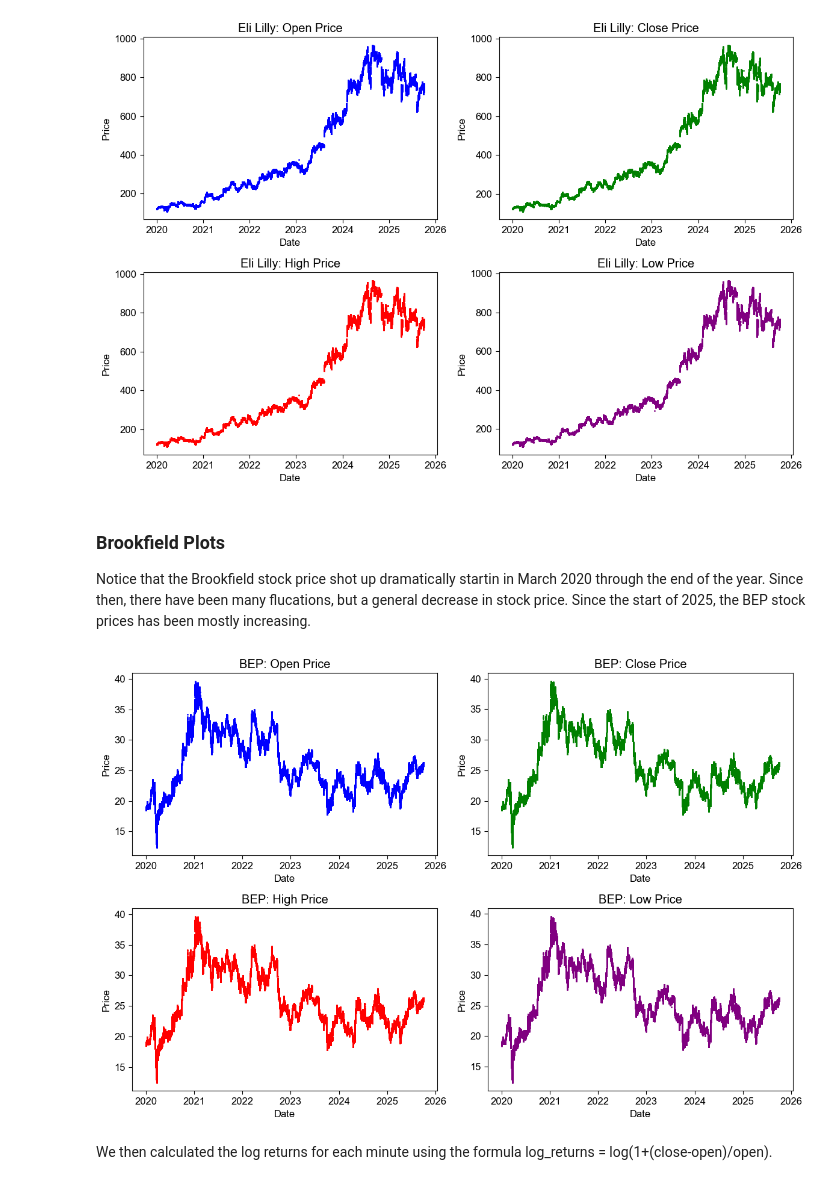
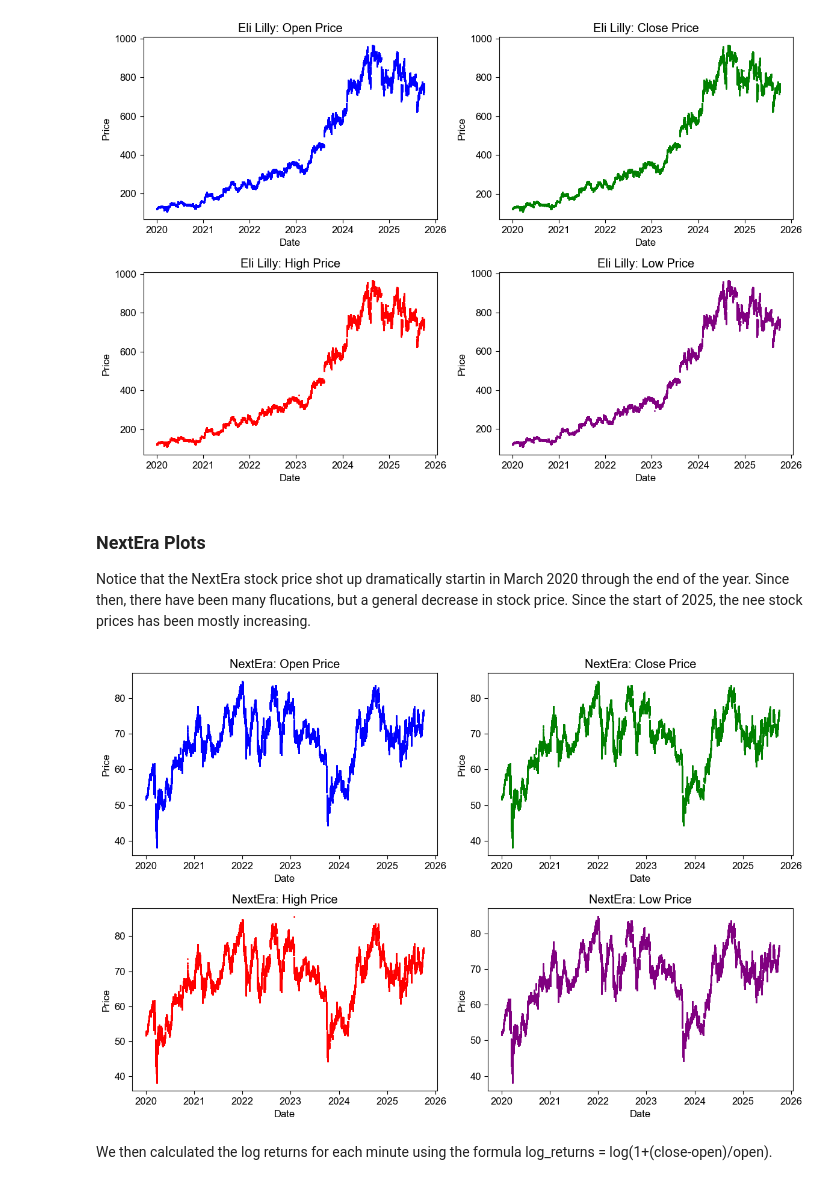
Before and after one commit to asalpert/msdas_practicum-project, a Jupyter notebook: second_report_final.ipynb, the cells around one changed output. Cells and saved outputs as stored; diff of their text form; code cells hidden in the pictures.

```diff
--- a/second_report_final.ipynb
+++ b/second_report_final.ipynb
@@ -27,7 +32,7 @@ We looked at the summary statistics to better understand the data, as well as pl
 # Read Data
 aapl_df = pd.read_csv("data_files/AAPL_combined.csv.gz")
 lly_df = pd.read_csv("data_files/LLY_combined.csv.gz")
-bep_df = pd.read_csv("data_files/BEP_combined.csv.gz")
+nee_df = pd.read_csv("data_files/NEE_combined.csv.gz")
 
 # Data Preprocessing
 def data_preprocess(df):
@@ -50,7 +55,7 @@ def data_preprocess(df):
 
 aapl_df = data_preprocess(aapl_df)
 lly_df = data_preprocess(lly_df)
-bep_df = data_preprocess(bep_df)
+nee_df = data_preprocess(nee_df)
 # %% [markdown]
 For the Apple summary statistics, notice that the stock price varies by about $200 over the full dataframe. Since our data is on a minute level, the values do not differ too much between the open, high, low, and close prices.
 # %%
@@ -140,27 +145,27 @@ plt.show()
 # %% [output]
 [figure]
 # %% [markdown]
-### Brookfield Plots
+### NextEra Plots
 
-Notice that the Brookfield stock price shot up dramatically startin in March 2020 through the end of the year. Since then, there have been many flucations, but a general decrease in stock price. Since the start of 2025, the BEP stock prices has been mostly increasing.
+Notice that the NextEra stock price shot up dramatically startin in March 2020 through the end of the year. Since then, there have been many flucations, but a general decrease in stock price. Since the start of 2025, the nee stock prices has been mostly increasing.
 # %%
 aapl_df['timestamp'] = pd.to_datetime(aapl_df['timestamp'])
 
 fig, axs = plt.subplots(2, 2, figsize=(12, 8))
 
 columns = ['open', 'close', 'high', 'low']
-titles = ["BEP: Open Price", "BEP: Close Price", "BEP: High Price", "BEP: Low Price"]
+titles = ["NextEra: Open Price", "NextEra: Close Price", "NextEra: High Price", "NextEra: Low Price"]
 colors = ['blue', 'green', 'red', 'purple']
 
 for ax, col, title, color in zip(axs.flat, columns, titles, colors):
-    ax.scatter(bep_df['timestamp'], bep_df[col], s=1, color=color)
+    ax.scatter(nee_df['timestamp'], nee_df[col], s=1, color=color)
     ax.set_title(title)
     ax.set_xlabel("Date")
     ax.set_ylabel("Price")
 
 plt.tight_layout()
 plt.show()
 # %% [output]
-[figure, old version]
+[figure, new version]
 # %% [markdown]
 We then calculated the log returns for each minute using the formula log_returns = log(1+(close-open)/open).
```
Also changed, not shown: parts of 77 cells of this notebook, 3 other files.
